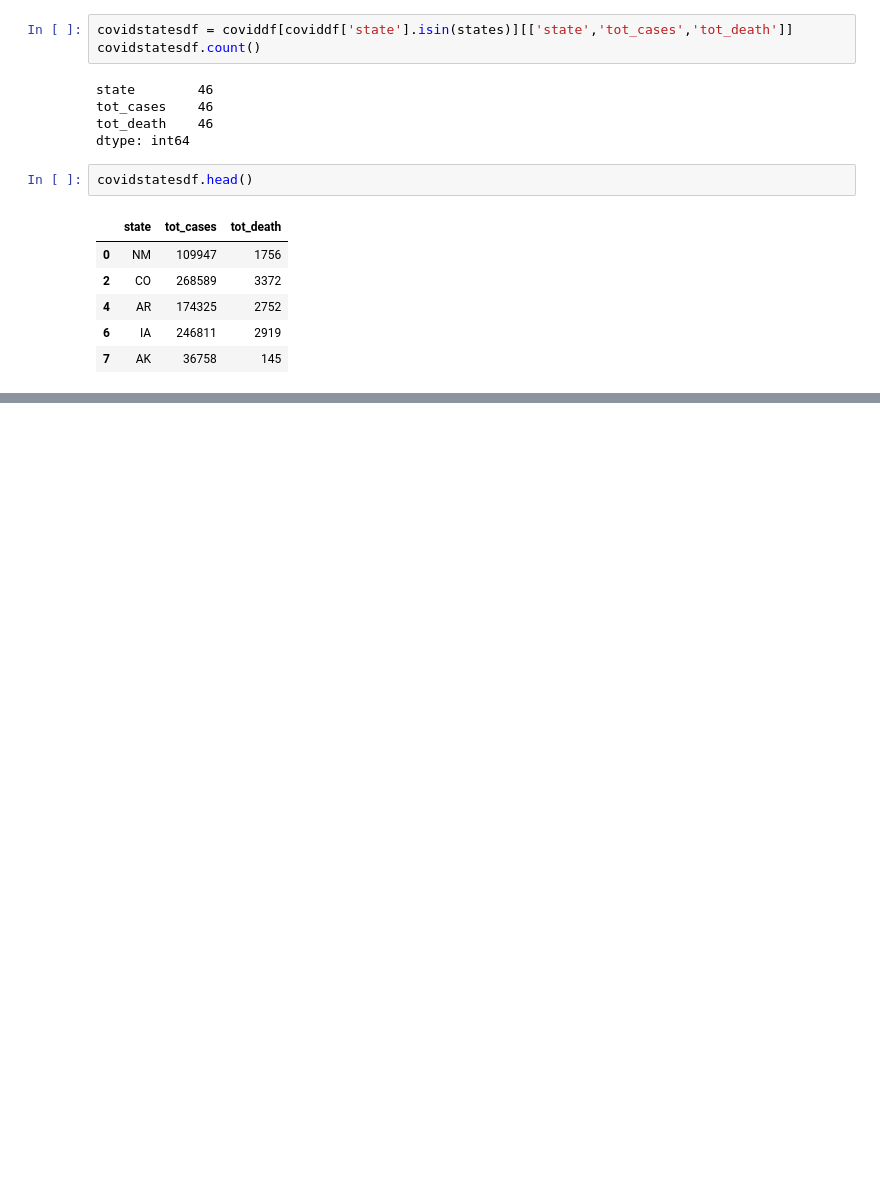
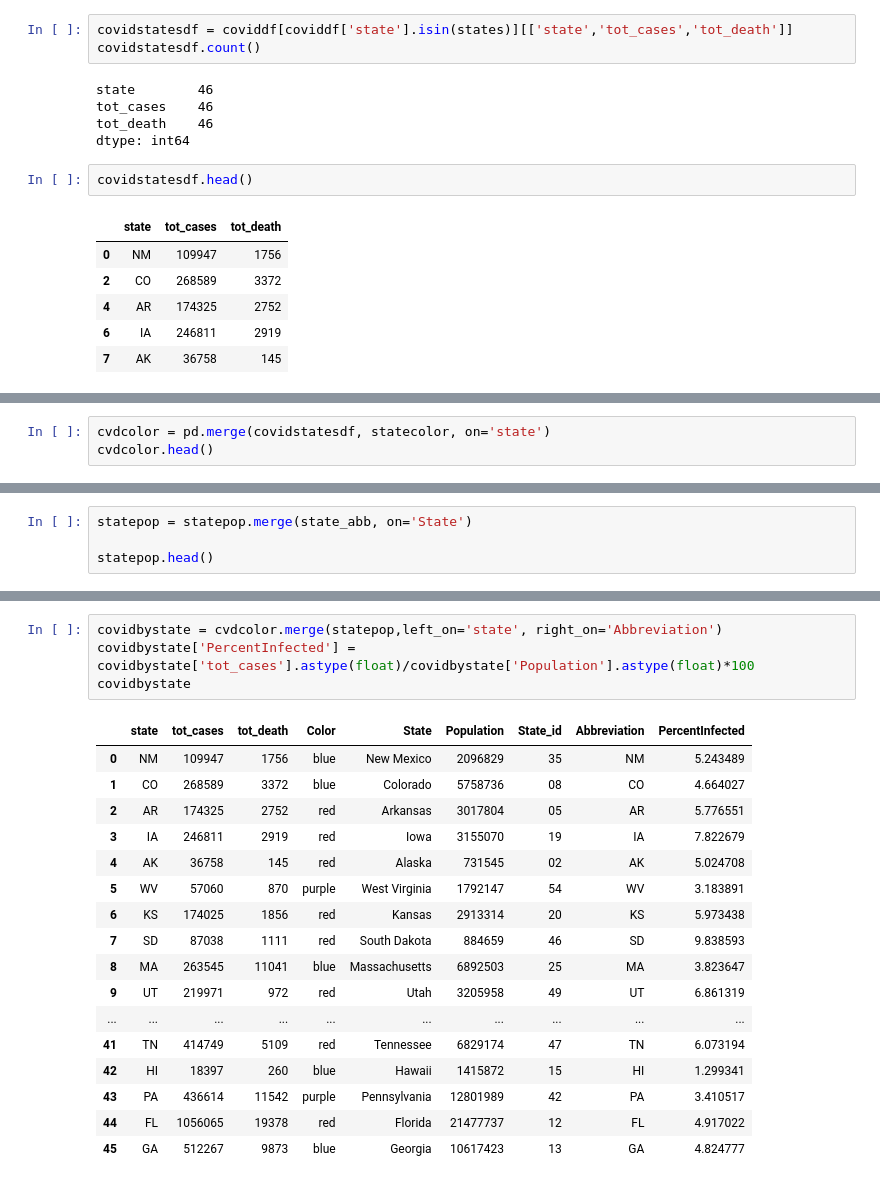
Before and after one commit to gt-data-bootcamp/data-science-bootcamp-project-1, a Jupyter notebook: covid-politics.ipynb, the cells around one changed output, grey strips where cells are left out. Saved outputs shown, nothing was run; the diff lists cells and outputs as text; blank space fills up the shorter version.

```diff
--- a/covid-politics.ipynb
+++ b/covid-politics.ipynb
@@ -229,0 +169,3 @@ statepop.head()
+# %%
+cvdcolor = pd.merge(covidstatesdf, statecolor, on='state')
+cvdcolor.head()
@@ -229,0 +219,4 @@ statepop.head()
+# %%
+statepop = statepop.merge(state_abb, on='State')
+
+statepop.head()
@@ -230 +230,23 @@ statepop.head()
+# %%
+covidbystate = cvdcolor.merge(statepop,left_on='state', right_on='Abbreviation')
+covidbystate['PercentInfected'] = covidbystate['tot_cases'].astype(float)/covidbystate['Population'].astype(float)*100
+covidbystate
+# %% [output]
+|  | state | tot_cases | tot_death | Color | State | Population | State_id | Abbreviation | PercentInfected |
+| 0 | NM | 109947 | 1756 | blue | New Mexico | 2096829 | 35 | NM | 5.243489 |
+| 1 | CO | 268589 | 3372 | blue | Colorado | 5758736 | 08 | CO | 4.664027 |
+| 2 | AR | 174325 | 2752 | red | Arkansas | 3017804 | 05 | AR | 5.776551 |
+| 3 | IA | 246811 | 2919 | red | Iowa | 3155070 | 19 | IA | 7.822679 |
+| 4 | AK | 36758 | 145 | red | Alaska | 731545 | 02 | AK | 5.024708 |
+| 5 | WV | 57060 | 870 | purple | West Virginia | 1792147 | 54 | WV | 3.183891 |
+| 6 | KS | 174025 | 1856 | red | Kansas | 2913314 | 20 | KS | 5.973438 |
+| 7 | SD | 87038 | 1111 | red | South Dakota | 884659 | 46 | SD | 9.838593 |
+| 8 | MA | 263545 | 11041 | blue | Massachusetts | 6892503 | 25 | MA | 3.823647 |
+| 9 | UT | 219971 | 972 | red | Utah | 3205958 | 49 | UT | 6.861319 |
+| ... | ... | ... | ... | ... | ... | ... | ... | ... | ... |
+| 41 | TN | 414749 | 5109 | red | Tennessee | 6829174 | 47 | TN | 6.073194 |
+| 42 | HI | 18397 | 260 | blue | Hawaii | 1415872 | 15 | HI | 1.299341 |
+| 43 | PA | 436614 | 11542 | purple | Pennsylvania | 12801989 | 42 | PA | 3.410517 |
+| 44 | FL | 1056065 | 19378 | red | Florida | 21477737 | 12 | FL | 4.917022 |
+| 45 | GA | 512267 | 9873 | blue | Georgia | 10617423 | 13 | GA | 4.824777 |
 # %%
```
Also changed, not shown: parts of 20 cells of this notebook.
